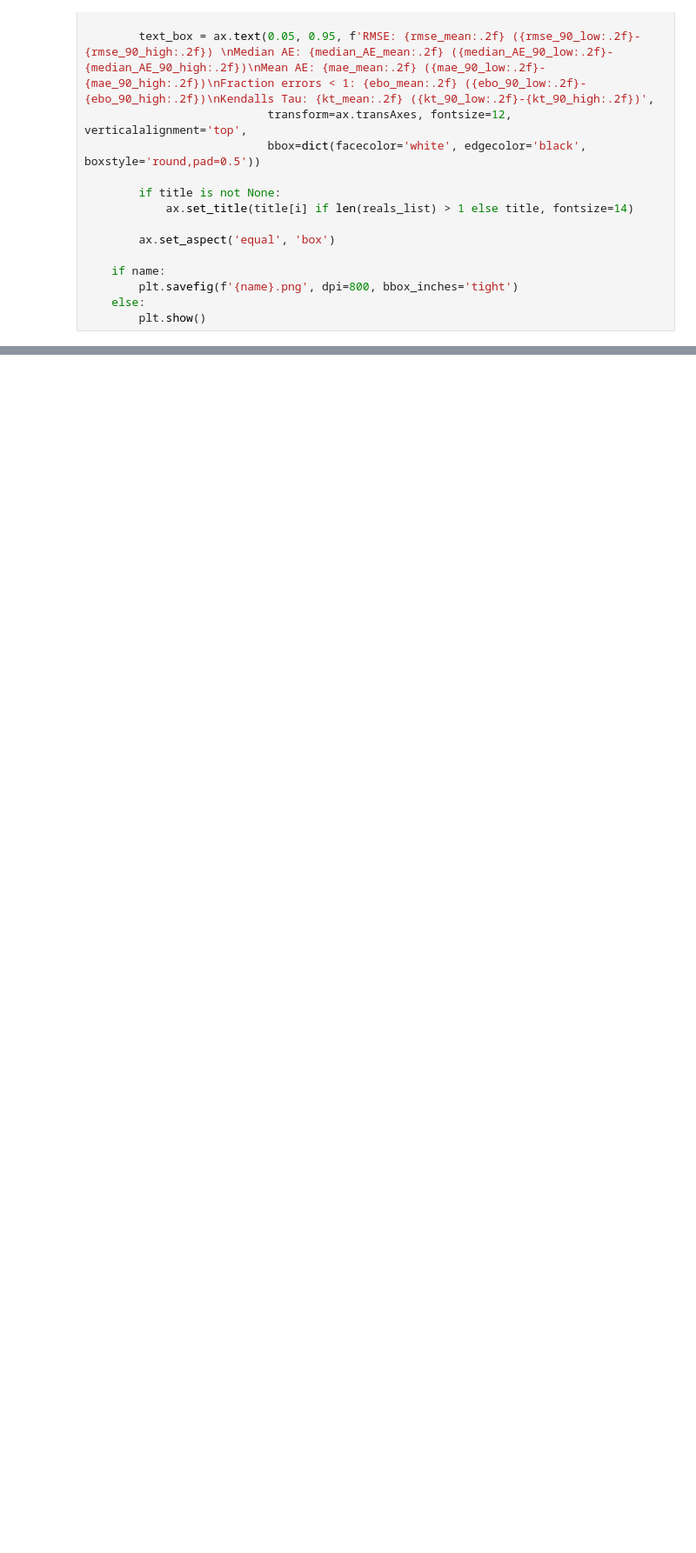
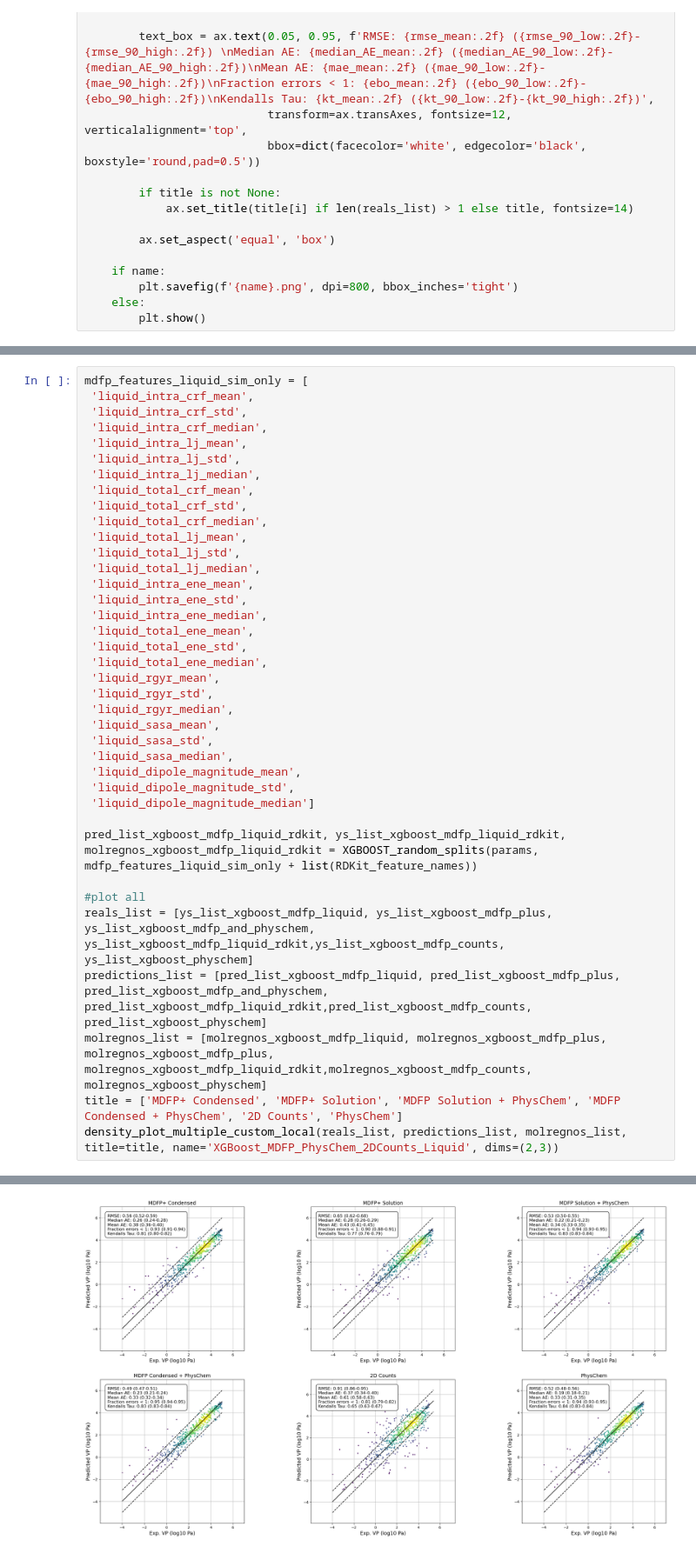
Before and after one commit to Cschiebroek/mdfptools, a Jupyter notebook: carl/data_curation/liquid_test_result.ipynb, the cells around one changed output, grey strips where cells are left out. Shown at 87% size. Saved outputs shown, nothing was run; the diff lists cells and outputs as text; blank space fills up the shorter version.

```diff
--- a/carl/data_curation/liquid_test_result.ipynb
+++ b/carl/data_curation/liquid_test_result.ipynb
@@ -233,0 +272,39 @@ density_plot_multiple_custom_local(reals_list, predictions_list, molregnos_list,
+# %%
+mdfp_features_liquid_sim_only = [
+ 'liquid_intra_crf_mean',
+ 'liquid_intra_crf_std',
+ 'liquid_intra_crf_median',
+ 'liquid_intra_lj_mean',
+ 'liquid_intra_lj_std',
+ 'liquid_intra_lj_median',
+ 'liquid_total_crf_mean',
+ 'liquid_total_crf_std',
+ 'liquid_total_crf_median',
+ 'liquid_total_lj_mean',
+ 'liquid_total_lj_std',
+ 'liquid_total_lj_median',
+ 'liquid_intra_ene_mean',
+ 'liquid_intra_ene_std',
+ 'liquid_intra_ene_median',
+ 'liquid_total_ene_mean',
+ 'liquid_total_ene_std',
+ 'liquid_total_ene_median',
+ 'liquid_rgyr_mean',
+ 'liquid_rgyr_std',
+ 'liquid_rgyr_median',
+ 'liquid_sasa_mean',
+ 'liquid_sasa_std',
+ 'liquid_sasa_median',
+ 'liquid_dipole_magnitude_mean',
+ 'liquid_dipole_magnitude_std',
+ 'liquid_dipole_magnitude_median']
+
+pred_list_xgboost_mdfp_liquid_rdkit, ys_list_xgboost_mdfp_liquid_rdkit, molregnos_xgboost_mdfp_liquid_rdkit = XGBOOST_random_splits(params, mdfp_features_liquid_sim_only + list(RDKit_feature_names))
+
+#plot all
+reals_list = [ys_list_xgboost_mdfp_liquid, ys_list_xgboost_mdfp_plus, ys_list_xgboost_mdfp_and_physchem, ys_list_xgboost_mdfp_liquid_rdkit,ys_list_xgboost_mdfp_counts, ys_list_xgboost_physchem]
+predictions_list = [pred_list_xgboost_mdfp_liquid, pred_list_xgboost_mdfp_plus, pred_list_xgboost_mdfp_and_physchem, pred_list_xgboost_mdfp_liquid_rdkit,pred_list_xgboost_mdfp_counts, pred_list_xgboost_physchem]
+molregnos_list = [molregnos_xgboost_mdfp_liquid, molregnos_xgboost_mdfp_plus, molregnos_xgboost_mdfp_plus, molregnos_xgboost_mdfp_liquid_rdkit,molregnos_xgboost_mdfp_counts, molregnos_xgboost_physchem]
+title = ['MDFP+ Condensed', 'MDFP+ Solution', 'MDFP Solution + PhysChem', 'MDFP Condensed + PhysChem', '2D Counts', 'PhysChem']
+density_plot_multiple_custom_local(reals_list, predictions_list, molregnos_list, title=title, name='XGBoost_MDFP_PhysChem_2DCounts_Liquid', dims=(2,3))
+# %% [output]
@@ -233,0 +321 @@ density_plot_multiple_custom_local(reals_list, predictions_list, molregnos_list,
+[figure, added]
```
Also changed, not shown: parts of 10 cells of this notebook, 30 other files.
